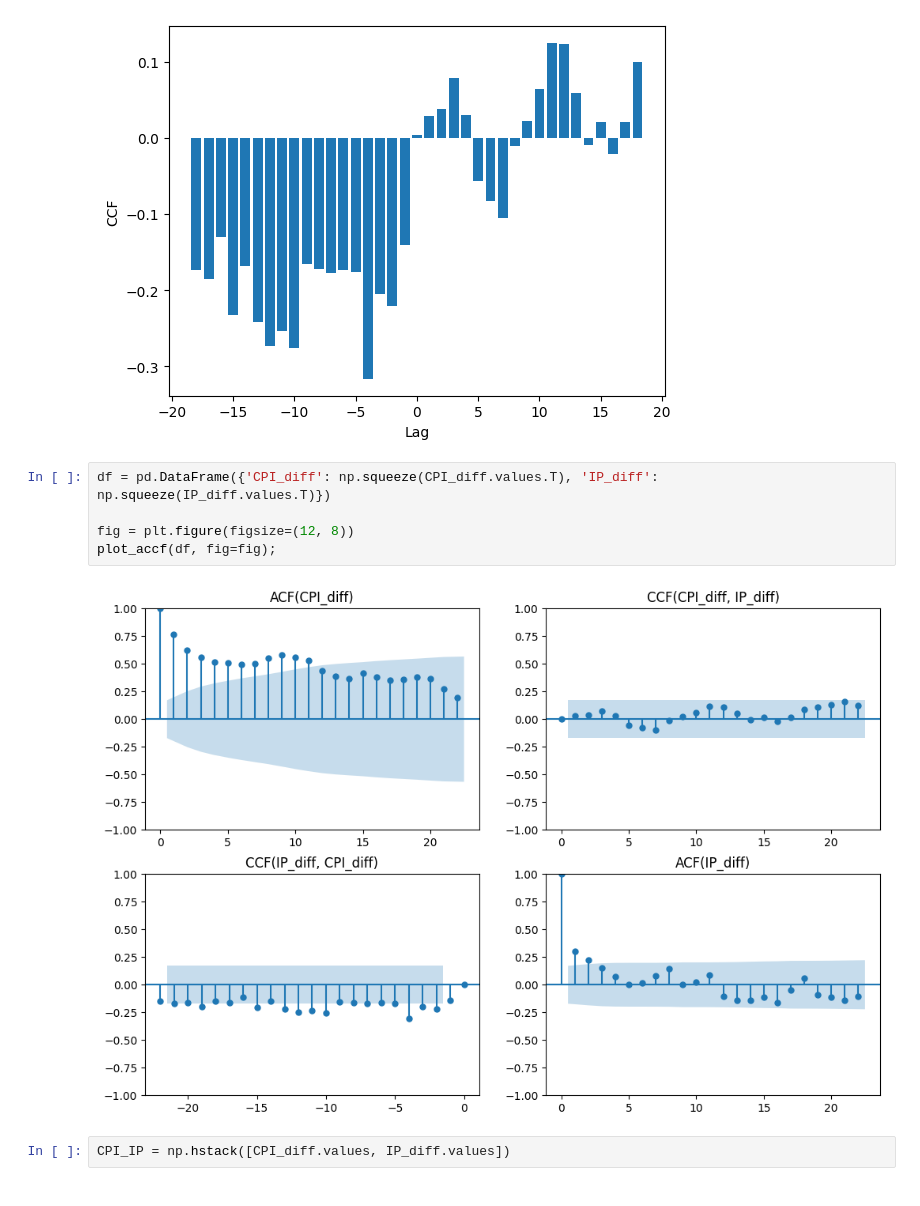
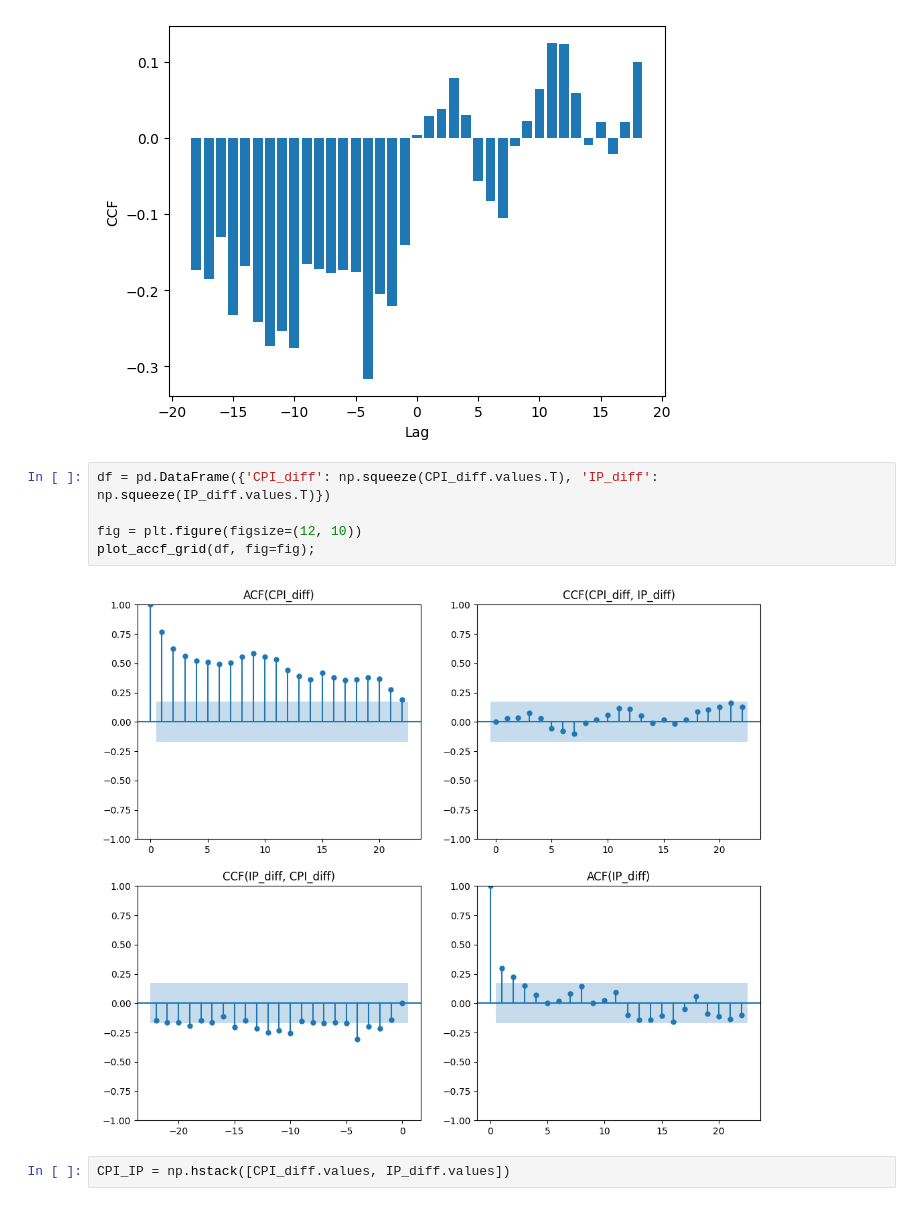
Before and after one commit to aglebov/sdafe, a Jupyter notebook: ch13/Chapter.ipynb, the cells around one changed output. Drawn from its saved outputs; the diff is of its cells as text.

Commit message:
Update ch13 and ch14 to use plot_accf_grid

```diff
--- a/ch13/Chapter.ipynb
+++ b/ch13/Chapter.ipynb
@@ -325,10 +325,10 @@ ax.set_ylabel('CCF');
 # %%
 df = pd.DataFrame({'CPI_diff': np.squeeze(CPI_diff.values.T), 'IP_diff': np.squeeze(IP_diff.values.T)})
 
-fig = plt.figure(figsize=(12, 8))
-plot_accf(df, fig=fig);
+fig = plt.figure(figsize=(12, 10))
+plot_accf_grid(df, fig=fig);
 # %% [output]
-[figure, old version]
+[figure, new version]
 # %%
 CPI_IP = np.hstack([CPI_diff.values, IP_diff.values])
 # %%
```
Also changed, not shown: parts of 10 cells of this notebook, 2 other files.
